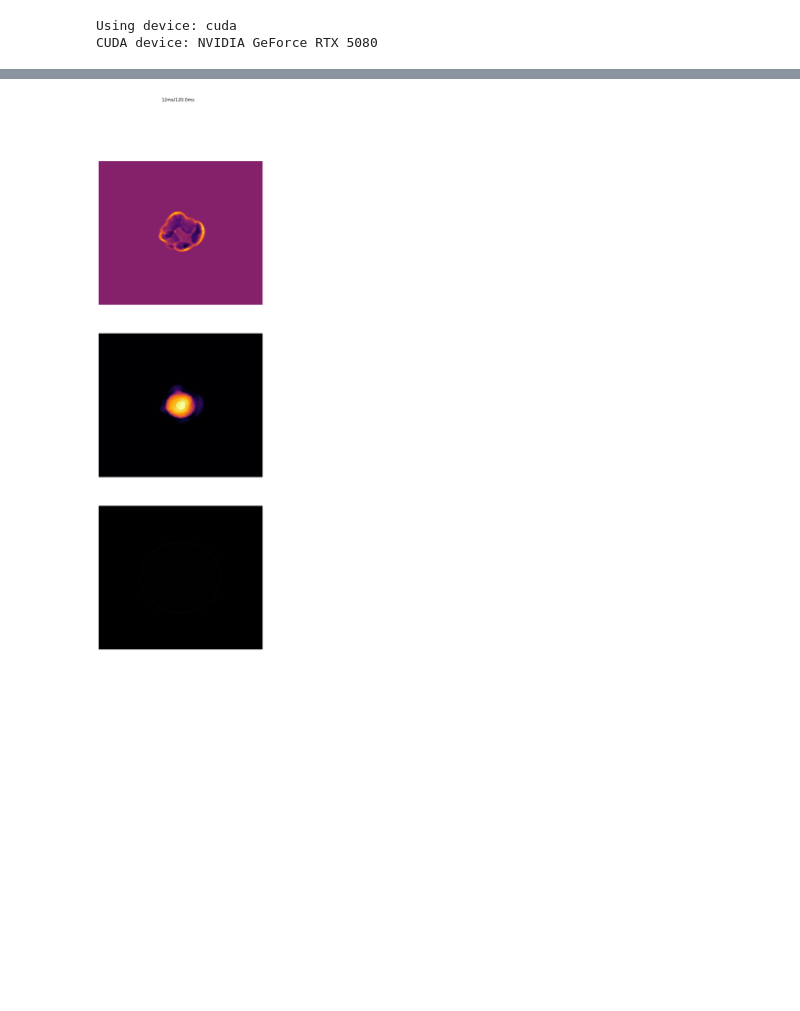
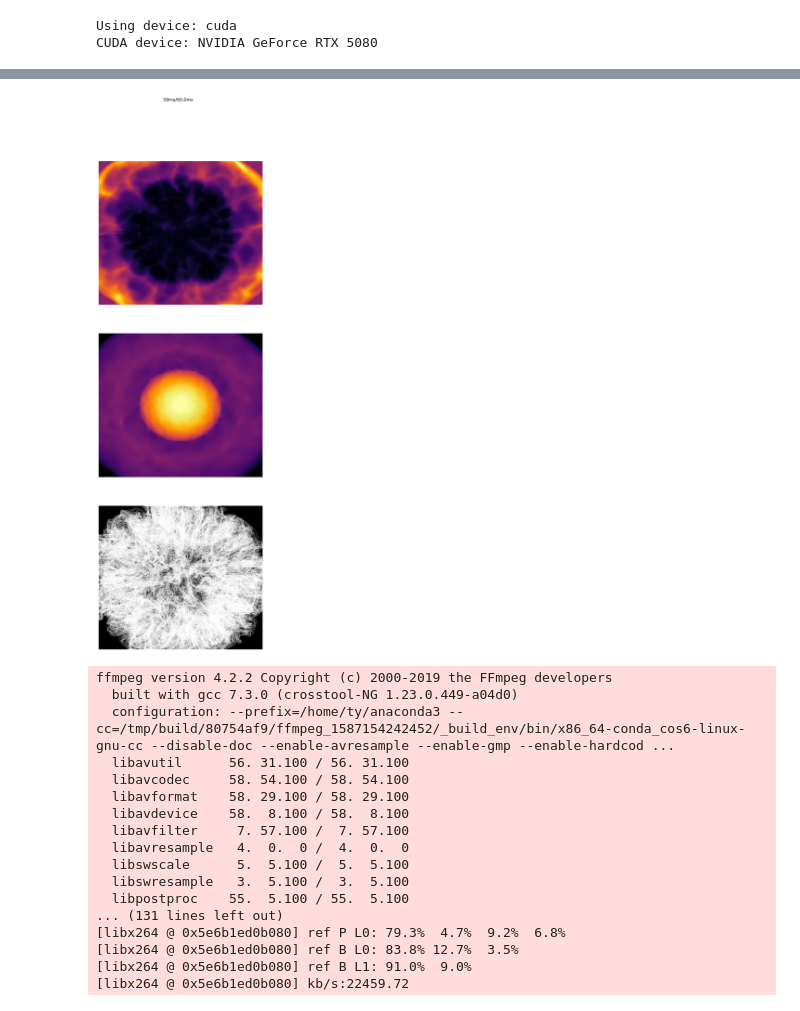
Before and after one commit to teo646/CFD, a Jupyter notebook: simulation/explosion_simulation.ipynb, the cells around one changed output, grey strips where cells are left out. Cells and saved outputs as stored; diff of their text form; code cells hidden in the pictures; blank space fills up the shorter version.

```diff
--- a/simulation/explosion_simulation.ipynb
+++ b/simulation/explosion_simulation.ipynb
@@ -51,7 +51,7 @@ CUDA device: NVIDIA GeForce RTX 5080
 X_DOMAIN = [0, 1]
 Y_DOMAIN = [0, 1]
 Z_DOMAIN = [0, 1]
-T_DOMAIN = [0, 0.12]
+T_DOMAIN = [0, 0.06]
 EXPLOSION_T = 0.12
 
 GAMMA = 1.4
@@ -61,7 +61,7 @@ GAMMA = 1.4
 #for 2dim simulateion set z_domain to 1
 DIMENSION = 3
 
-RESOLUTION = 100, 200, 200
+RESOLUTION = 200, 200, 200
 
 DX = (X_DOMAIN[1] - X_DOMAIN[0]) / RESOLUTION[2]
 DY = (Y_DOMAIN[1] - Y_DOMAIN[0]) / RESOLUTION[1]
@@ -196,32 +200,49 @@ recorded_t = -1
 
 y_center = int(RESOLUTION[1] / 2)
 x_center = int(RESOLUTION[2] / 2)
 z_pos = int(RESOLUTION[0] / 2)
 
 near = int(0.1 / DX)
 far = 2 * near
 
 IV = VideoRecorder((sim.get_images_num(), 1), record = True, save_path="./explosion_simulation", figsize=(8, 8 * sim.get_images_num()), cmaps = ['inferno', 'inferno', 'inferno'])
 
 while t < T_DOMAIN[1]:
     dt = sim.update()
     t += dt
     μs = int(t * 1000000)
 
     if(t < EXPLOSION_T):
         U = W_to_U(sim.cell, GAMMA)
         U += dt * source
         sim.cell = U_to_W(U, GAMMA)
 
     #2ms 이상 지나면 기록
     if(t - recorded_t > (1 / FPS) * PB_speed):
+        LoV.add_lines(lines)
 
         torch.save(LoV.lines.cpu(), os.path.join(folder, 'lines',  f"{μs:09d}.pt"))
         IV.set_title(f"{round(t * 1000)}ms/{T_DOMAIN[1] * 1000}ms")
         images = sim.get_images()
 
         IV.update(images, t)
         recorded_t = t
-IV.close(PB_speed=PB_speed)
 # %% [output]
-[figure, old version]
+[figure, new version]
+ffmpeg version 4.2.2 Copyright (c) 2000-2019 the FFmpeg developers
+  built with gcc 7.3.0 (crosstool-NG 1.23.0.449-a04d0)
+  configuration: --prefix=/home/ty/anaconda3 --cc=/tmp/build/80754af9/ffmpeg_1587154242452/_build_env/bin/x86_64-conda_cos6-linux-gnu-cc --disable-doc --enable-avresample --enable-gmp --enable-hardcod ...
+  libavutil      56. 31.100 / 56. 31.100
+  libavcodec     58. 54.100 / 58. 54.100
+  libavformat    58. 29.100 / 58. 29.100
+  libavdevice    58.  8.100 / 58.  8.100
+  libavfilter     7. 57.100 /  7. 57.100
+  libavresample   4.  0.  0 /  4.  0.  0
+  libswscale      5.  5.100 /  5.  5.100
+  libswresample   3.  5.100 /  3.  5.100
+  libpostproc    55.  5.100 / 55.  5.100
+... (131 lines left out)
+[libx264 @ 0x5e6b1ed0b080] ref P L0: 79.3%  4.7%  9.2%  6.8%
+[libx264 @ 0x5e6b1ed0b080] ref B L0: 83.8% 12.7%  3.5%
+[libx264 @ 0x5e6b1ed0b080] ref B L1: 91.0%  9.0%
+[libx264 @ 0x5e6b1ed0b080] kb/s:22459.72
```
Also changed, not shown: parts of 4 cells of this notebook, 4 other files.
